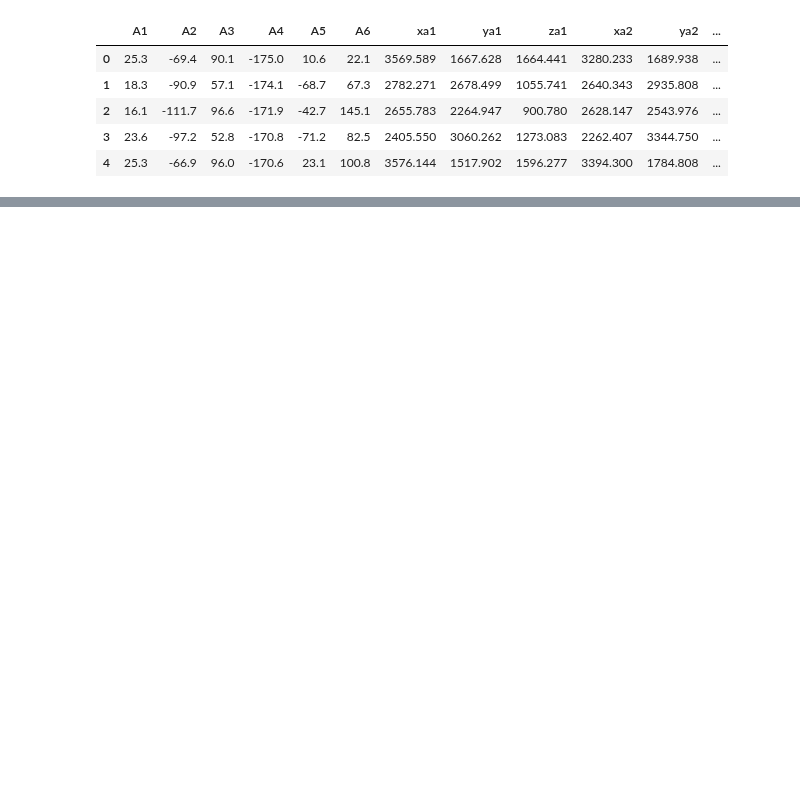
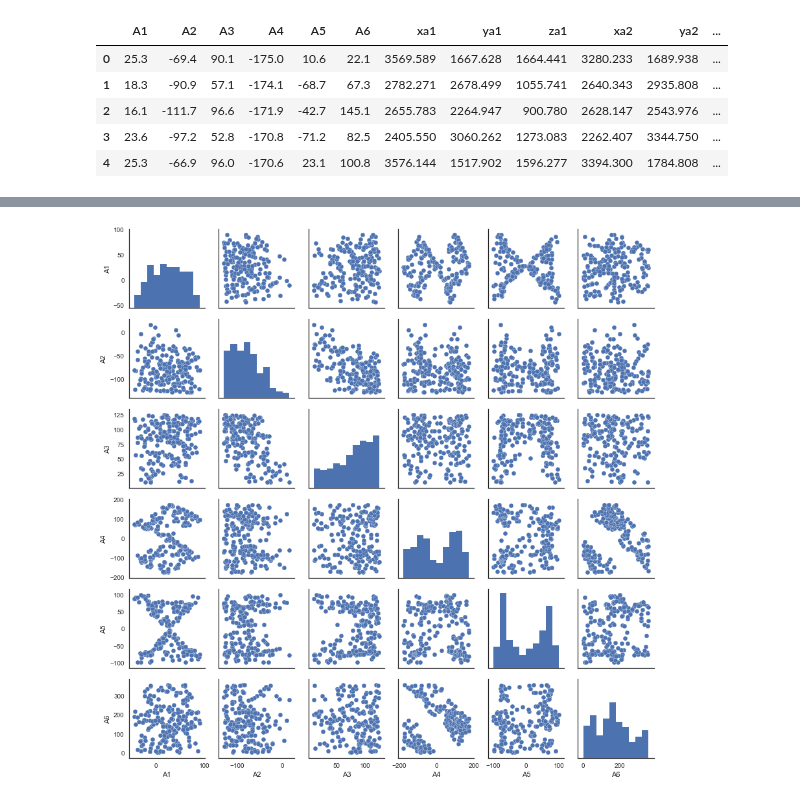
Before and after one commit to BotScutters/robot_accuracy, a Jupyter notebook: Positional accuracy of a 6-axis robot arm.ipynb, the cells around one changed output, grey strips where cells are left out. Drawn from its saved outputs; the diff is of its cells as text; code cells hidden in the pictures; blank space fills up the shorter version.

```diff
--- a/Positional accuracy of a 6-axis robot arm.ipynb
+++ b/Positional accuracy of a 6-axis robot arm.ipynb
@@ -23,7 +27,8 @@ The coordinate frame is aligned such that:
 import numpy as np
 import pandas as pd
 pd.set_option('display.max_columns', 40)
-pd.set_option('precision',3)
+pd.set_option('precision',3) # set display precision to 3; note that higher precision is still preserved
 import matplotlib.pyplot as plt
 %matplotlib inline
 import seaborn as sns
+sns.set(style="white", context="notebook")
@@ -56,0 +80,6 @@ robodata.describe()
+# %%
+# create pairplot of joint positions
+p = sns.pairplot(joints)
+p.fig.set_size_inches(12,12) # sized to fit on my screen; adjust as needed
+# %% [output]
+[figure, added]
```
Also changed, not shown: parts of 17 cells of this notebook.
